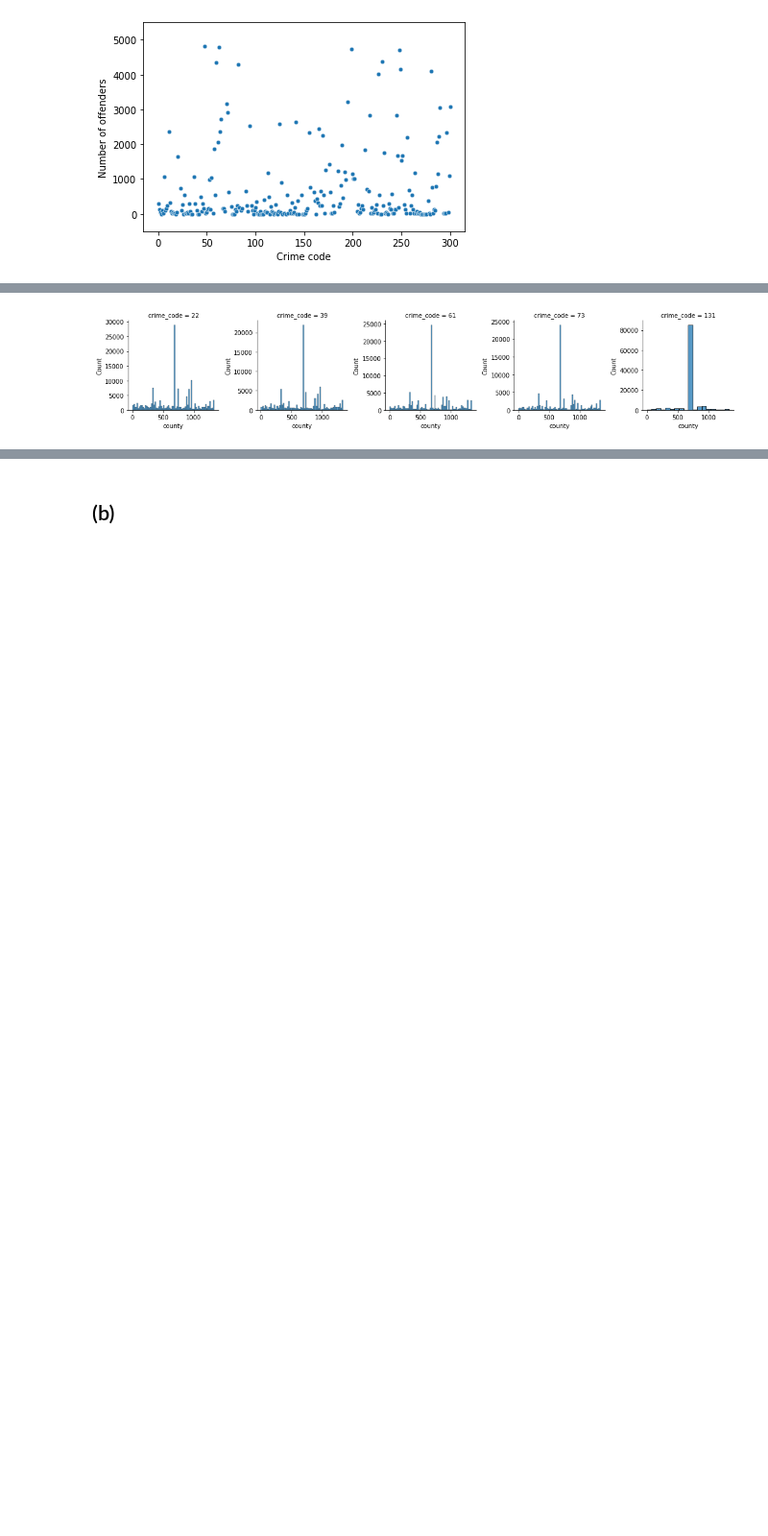
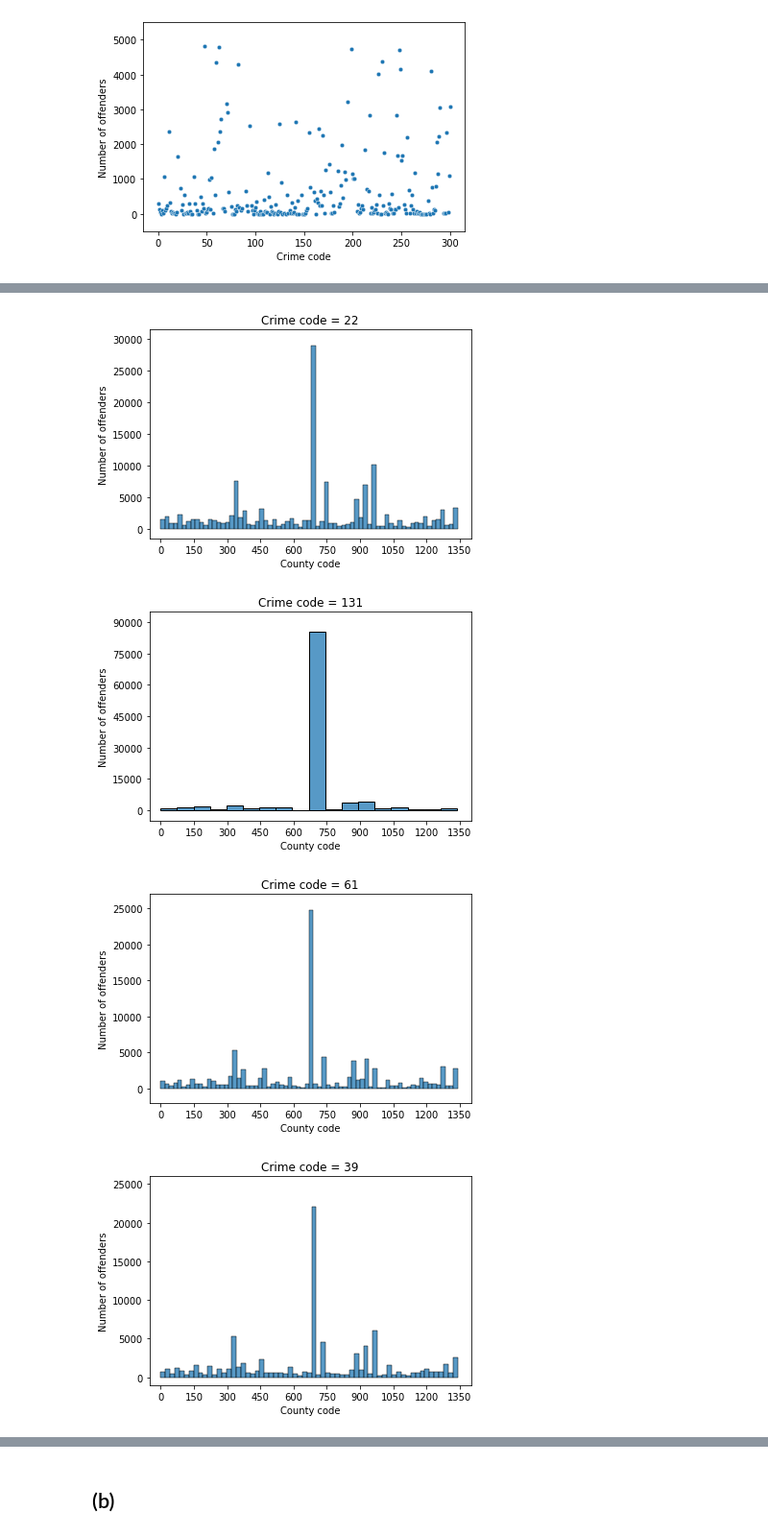
Before and after one commit to pipeton8/6.439-stats-comp-applications, a Jupyter notebook: Assignments/4 - Networks/6.439 - Problem Set 4.ipynb, the cells around one changed output, grey strips where cells are left out. Shown at 96% size. Cells and saved outputs as stored; diff of their text form; code cells hidden in the pictures; blank space fills up the shorter version.

```diff
--- a/Assignments/4 - Networks/6.439 - Problem Set 4.ipynb
+++ b/Assignments/4 - Networks/6.439 - Problem Set 4.ipynb
@@ -203,3 +225,3 @@ fig.show()
 # %%
-most_offenders = most_offenders.index.to_numpy()
-co_off[co_off['crime_code'].isin(most_offenders)]
+most_offenders_list = most_offenders.index.to_numpy()
+location_of_most_offenders = co_off[co_off['crime_code'].isin(most_offenders_list)]
@@ -220,4 +227,0 @@ co_off[co_off['crime_code'].isin(most_offenders)]
-# %%
-location_of_most_offenders = co_off[co_off['crime_code'].isin(most_offenders)].groupby(['county', 'crime_code']).count()
-location_of_most_offenders = location_of_most_offenders[~location_of_most_offenders['offender_id'].isna()]
-location_of_most_offenders.reset_index(inplace=True)
@@ -240,2 +227,0 @@ location_of_most_offenders
-# %%
-location_of_most_offenders = co_off[co_off['crime_code'].isin(most_offenders)]
@@ -241,0 +238,5 @@ location_of_most_offenders = co_off[co_off['crime_code'].isin(most_offenders)]
+# %%
+for crime in most_offenders_list:
+  data = location_of_most_offenders[location_of_most_offenders['crime_code'] == crime]
+  number_of_counties = data['county'].unique().size
+  print(f"Crime code {crime} occured in {number_of_counties} different counties.")
@@ -242,32 +249,47 @@ location_of_most_offenders = co_off[co_off['crime_code'].isin(most_offenders)]
 # %%
 # Axis offsets
-offset = (15,500)
+offset_x = 50
 
-# # Initialize figure
-# fig, ax = plt.subplots()
+# yticks dict
+yticks_dict = { 22 : ([ 5000 * k for k in range(7)], 1500),
+               131 : ([15000 * k for k in range(7)], 5000),
+                61 : ([ 5000 * k for k in range(6)], 2000),
+                39 : ([ 5000 * k for k in range(6)], 1000),
+                73 : ([ 5000 * k for k in range(6)], 1000)
+              }
 
-# Draw histplot using offender_id count as y-axis
-g = sns.FacetGrid(location_of_most_offenders, col='crime_code', sharey=False, palette="Set1")
-g = (g.map_dataframe(sns.histplot, x='county'))
+for crime in most_offenders_list:
+  # Initialize figure
+  fig, ax = plt.subplots()
 
-# Set xticks
-# xticks = [50 * k for k in range(7)]
-# xlabels = xticks
+  # Draw histplot using offender_id count as y-axis
+  data = location_of_most_offenders[location_of_most_offenders['crime_code'] == crime]
+  sns.histplot(data, x='county')
 
-# plt.xticks(ticks=xticks, labels=xlabels, rotation=0, horizontalalignment = 'center')
-# plt.xlim(xticks[0] - offset[0], xticks[-1] + offset[0])
+  # Set xticks
+  xticks = [150 * k for k in range(10)]
+  xlabels = xticks
 
-# # Set yticks
-# yticks = [5000 * k for k in range(6)]
-# ylabels = yticks
+  plt.xticks(ticks=xticks, labels=xlabels, rotation=0, horizontalalignment = 'center')
+  plt.xlim(xticks[0] - offset_x, xticks[-1] + offset_x)
 
-# plt.yticks(yticks, ylabels)
-# plt.ylim(yticks[0] - offset[1], yticks[-1] + offset[1])
+  # Set yticks
+  yticks, offset_y = yticks_dict[crime]
+  ylabels = yticks
 
-# # Set axis titles
-# plt.xlabel("County code")
-# plt.ylabel("Number of offenders")
+  plt.yticks(yticks, ylabels)
+  plt.ylim(yticks[0] - offset_y, yticks[-1] + offset_y)
 
-# fig.show()
+  # Set axis titles
+  plt.xlabel("County code")
+  plt.ylabel("Number of offenders")
+
+  # Set title
+  plt.title(f"Crime code = {crime}")
+
+  fig.show()
 # %% [output]
-[figure, old version]
+[figure, new version]
+[figure, added]
+[figure, added]
+[figure, added]
```
Also changed, not shown: parts of 8 cells of this notebook.
